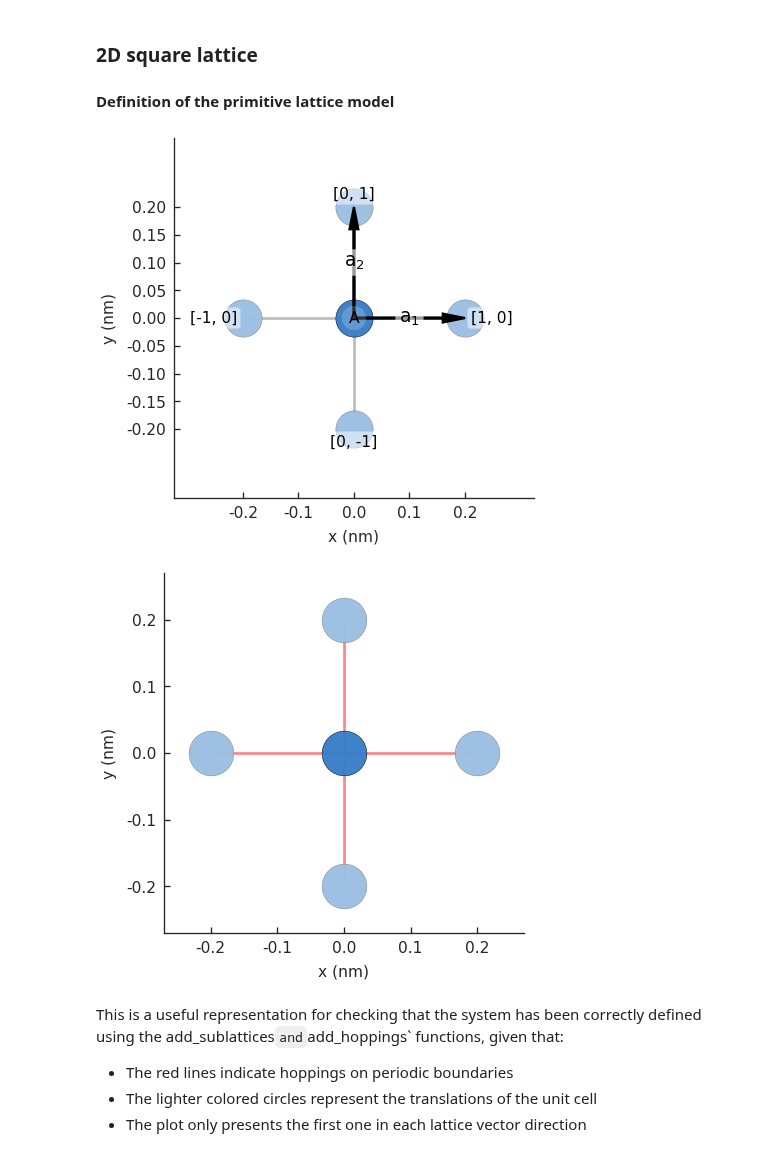
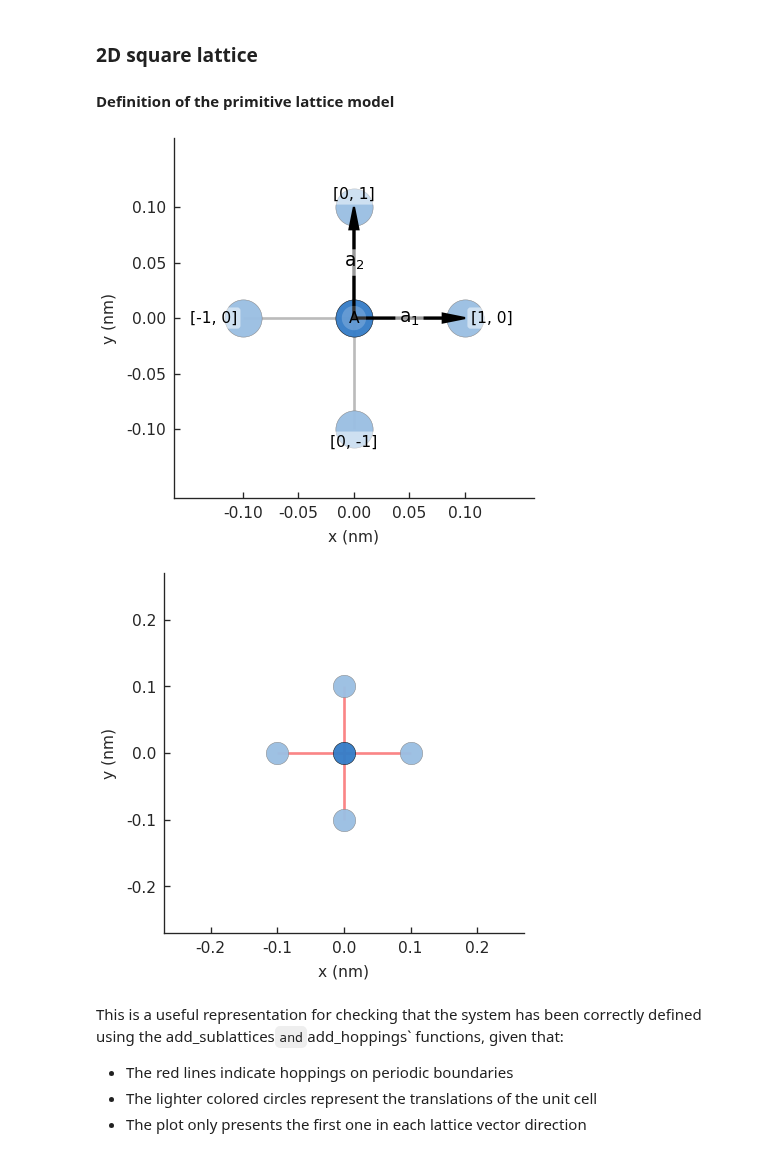
Before and after one commit to rpoteau/pyPhysChem, a Jupyter notebook: TB.ipynb, the cells around one changed output. Drawn from its saved outputs; the diff is of its cells as text; code cells hidden in the pictures.

```diff
--- a/TB.ipynb
+++ b/TB.ipynb
@@ -73,7 +96,7 @@ import matplotlib.pyplot as plt
 
 pb.pltutils.use_style() # applies pybinding’s default style settings for matplotlib
 
-d = 0.2  # [nm] unit cell length
+d = 0.1  # [nm] unit cell length
 t = -1   # [eV] hopping energy
 
 # create a simple 1D lattice with vector a1
@@ -302,36 +461,36 @@ plt.show()
 import pybinding as pb
 import numpy as np
 import matplotlib.pyplot as plt
 
 pb.pltutils.use_style() # applies pybinding’s default style settings for matplotlib
 
-def square_lattice(a=0.2, t=-1.):
+def square_lattice(a=0.1, t=-1.):
     '''
     input:
         - a = lattice parameter, in nm (default: 2 angs = 0.2 nm)
         - t = hopping energy, in eV (default : -1 eV)
     '''
 
     # create a simple 2D lattice with vectors a1 & a2
     lattice = pb.Lattice(a1=[a, 0], a2=[0, a])
     lattice.add_sublattices(
         ('A', [0, 0], 0.)  # add an atom called 'A' at position [0, 0] and set its associated AO energy to 0 eV
     )
     lattice.add_hoppings(
         # (Difference of the indices of the source and destination unit cells
         # Name of the sublattice in the source unit cell, Name of the sublattice in the destination unit cell, hopping energy)
         ([0, 1], 'A', 'A', t),
         ([1, 0], 'A', 'A', t)
     )
     return lattice
 
-aSQL = 0.2
+aSQL = 0.1
 tSQL = -1.
 SQL = square_lattice(aSQL,tSQL)
 SQL.plot()  # plot the lattice that was just constructed
 plt.show()      # standard matplotlib show() function
 # %% [output]
-[figure, old version]
+[figure, new version]
 # %%
 SQLmodel = pb.Model(
     SQL,
@@ -339,7 +498,7 @@ SQLmodel = pb.Model(
 )
 SQLmodel.plot()
 # %% [output]
-[figure, old version]
+[figure, new version]
 # %% [markdown]
 <div class="rqT" title="Reminder">
 
```
Also changed, not shown: parts of 36 cells of this notebook, 12 other files.
